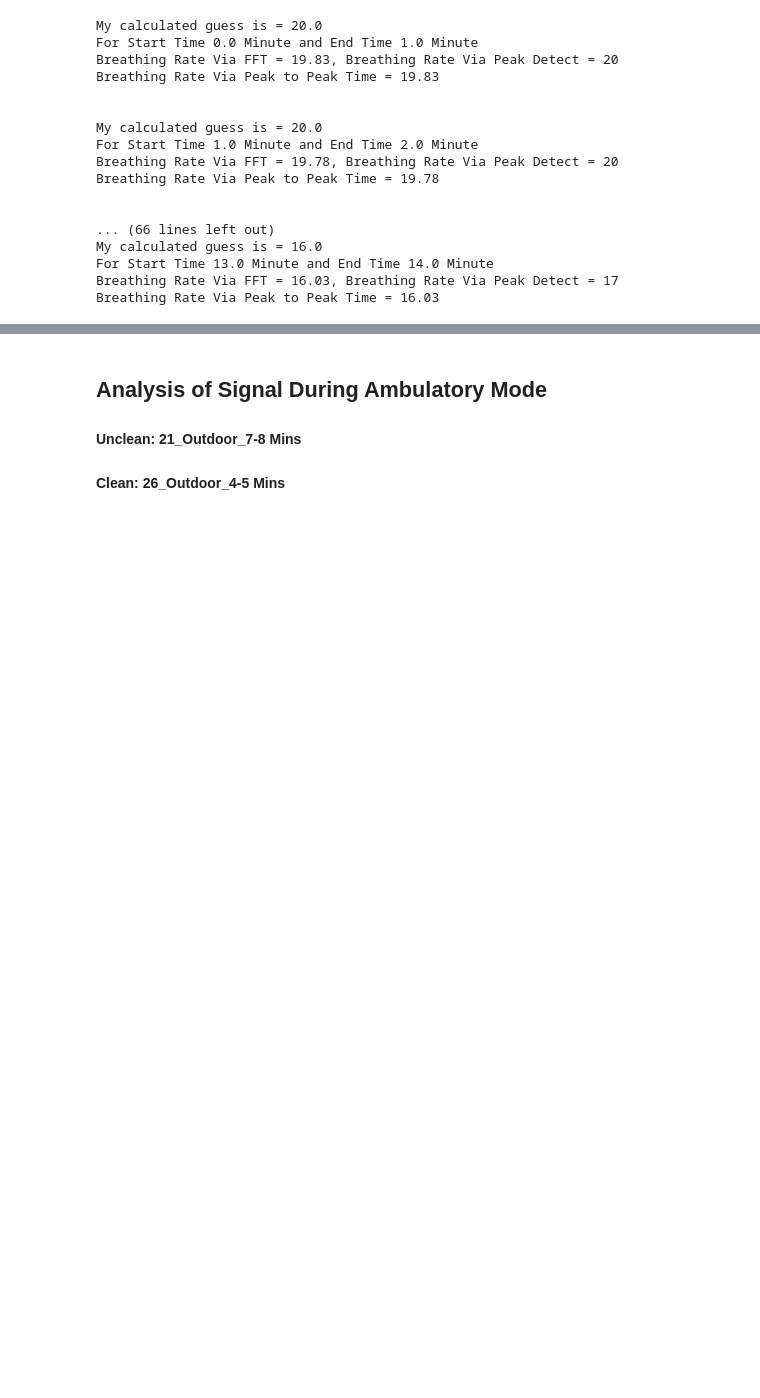
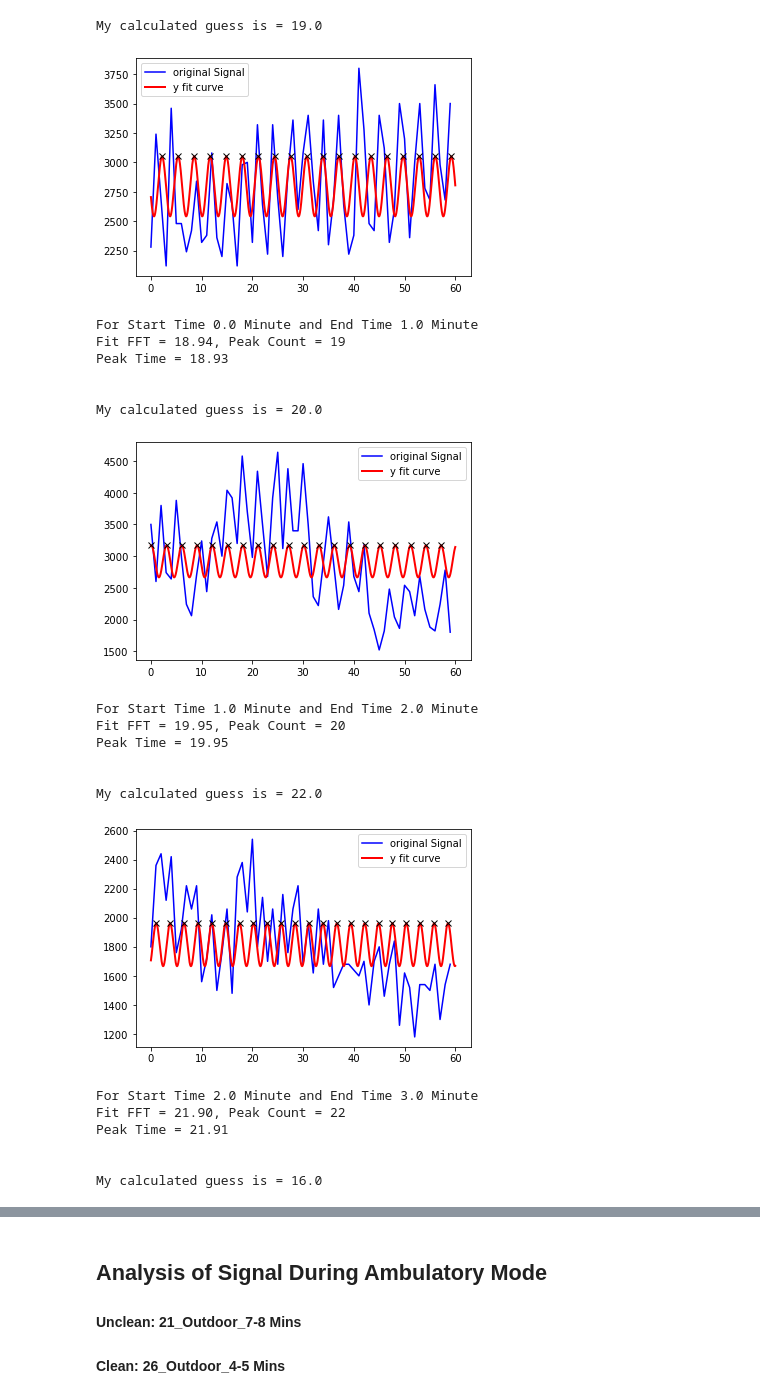
Before and after one commit to rishi-a/SpiroMask, a Jupyter notebook: CO2_Sensing/quick_fit_test.ipynb, the cells around one changed output, grey strips where cells are left out. Saved outputs shown, nothing was run; the diff lists cells and outputs as text; code cells hidden in the pictures; blank space fills up the shorter version.

```diff
--- a/CO2_Sensing/quick_fit_test.ipynb
+++ b/CO2_Sensing/quick_fit_test.ipynb
@@ -102,55 +102,60 @@ def butter_highpass_filter(data, cutoff, fs, order=5):
     y = lfilter(b, a, data)
     return y;
 # %%
-df = pd.read_csv("Data Collection/021_outdoor.csv",names=['Time','Data'])
+df = pd.read_csv("Data Collection/030_outoor.csv",names=['Time','Data'])
 df.index = pd.to_datetime(df['Time'])
 df = df.drop(['Time'],axis=1)
 #set the timestamp of events
 
 duration = 60
 
 timeStamps = [(i, i+duration) for i in range(0,840,duration)]
 
 for startTime, endTime in timeStamps:
     try:
         metronome_data = df.iloc[startTime:endTime]
         tt = [i for i in range(0,metronome_data.shape[0])]
         signal = metronome_data.Data
 
         res = fit_sin(tt, signal)
         #print( "Amplitude=%(Amplitude)s, Freq.=%(Freq)s, phase=%(Phase)s, offset=%(Offset)s, Max. Cov.=%(Maxcov)s" % res )
 
         tt2 = np.linspace(0, metronome_data.shape[0], 100*metronome_data.shape[0])
         peaks,_ = find_peaks(res["FitFunc"](tt2))
-        '''
+
         plt.plot(tt, signal, "b-", label="original Signal")
         plt.plot(tt2, res["FitFunc"](tt2), "r-", label="y fit curve", linewidth=2)
         plt.plot([tt2[peak] for peak in peaks], [res["FitFunc"](tt2)[i] for i in peaks], "x", color='black')
         plt.legend(loc="best")
         plt.show()
-        '''
+
 
         print("For Start Time {} Minute and End Time {} Minute".format(startTime/60,endTime/60))
-        print("Breathing Rate Via FFT = {:.2f}, Breathing Rate Via Peak Detect = {}".format(res['Freq']*60,len(peaks)))
+        print("Fit FFT = {:.2f}, Peak Count = {}".format(res['Freq']*60,len(peaks)))
         rr_peak_to_peak = np.max(tt2)/(np.mean(np.diff([tt2[peak] for peak in peaks])))
-        print("Breathing Rate Via Peak to Peak Time = {:.2f}\n\n".format(rr_peak_to_peak))
+        print("Peak Time = {:.2f}\n\n".format(rr_peak_to_peak))
     except:
         print("Could Not Find For {} minute to {} minute".format(startTime,endTime))
 # %% [output]
-My calculated guess is = 20.0
-For Start Time 0.0 Minute and End Time 1.0 Minute
-Breathing Rate Via FFT = 19.83, Breathing Rate Via Peak Detect = 20
-Breathing Rate Via Peak to Peak Time = 19.83
-
-
-My calculated guess is = 20.0
-For Start Time 1.0 Minute and End Time 2.0 Minute
-Breathing Rate Via FFT = 19.78, Breathing Rate Via Peak Detect = 20
-Breathing Rate Via Peak to Peak Time = 19.78
-
-
-... (66 lines left out)
-My calculated guess is = 16.0
-For Start Time 13.0 Minute and End Time 14.0 Minute
-Breathing Rate Via FFT = 16.03, Breathing Rate Via Peak Detect = 17
-Breathing Rate Via Peak to Peak Time = 16.03
+My calculated guess is = 19.0
+[figure, added]
+For Start Time 0.0 Minute and End Time 1.0 Minute
+Fit FFT = 18.94, Peak Count = 19
+Peak Time = 18.93
+
+
+My calculated guess is = 20.0
+[figure, added]
+For Start Time 1.0 Minute and End Time 2.0 Minute
+Fit FFT = 19.95, Peak Count = 20
+Peak Time = 19.95
+
+
+My calculated guess is = 22.0
+[figure, added]
+For Start Time 2.0 Minute and End Time 3.0 Minute
+Fit FFT = 21.90, Peak Count = 22
+Peak Time = 21.91
+
+
+My calculated guess is = 16.0
```
Also changed, not shown: parts of 11 cells of this notebook, 15 other files.
